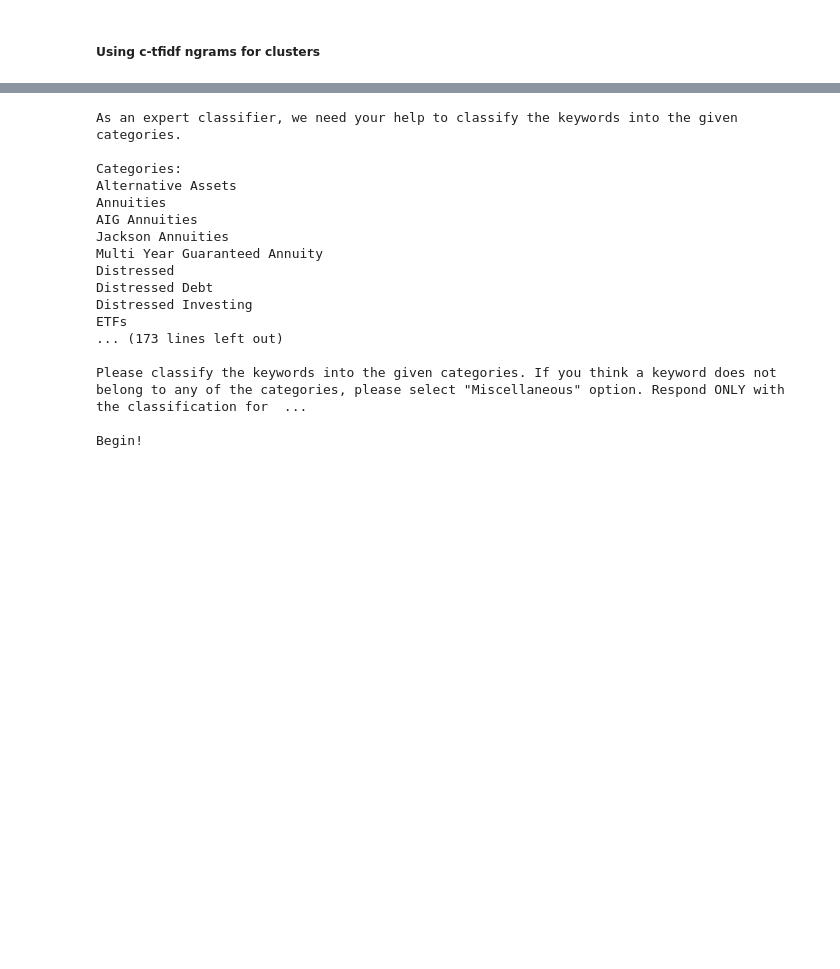
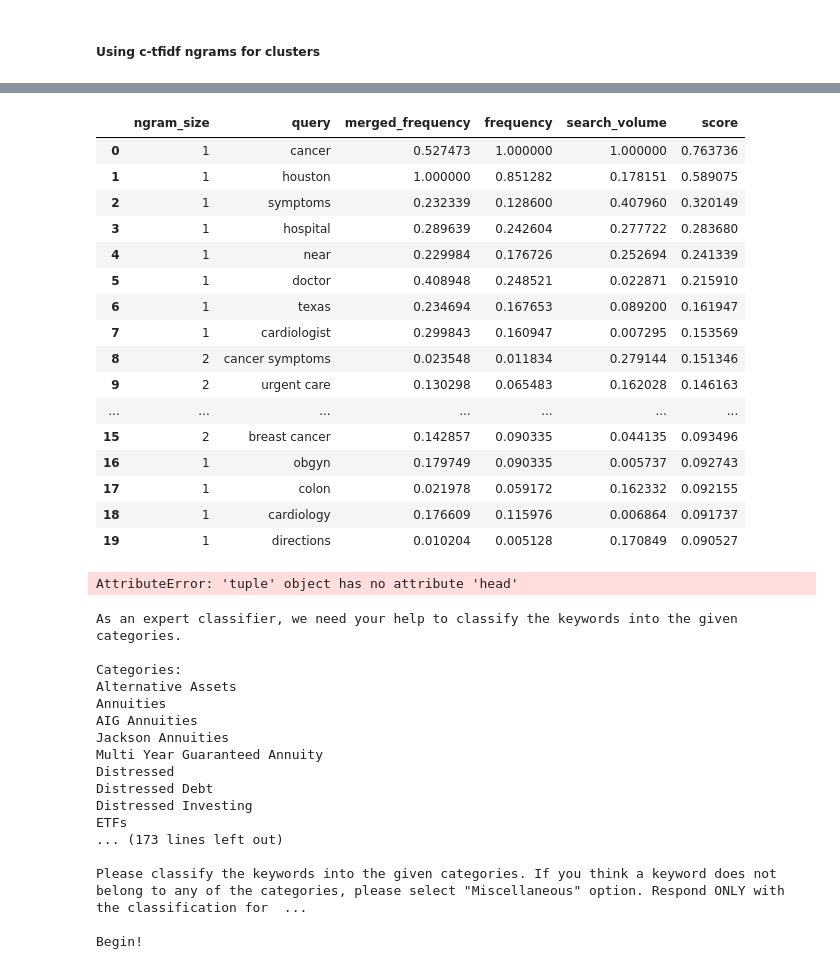
Before and after one commit to jroakes/Taxonomy, a Jupyter notebook: demo_notebook.ipynb, the cells around one changed output, grey strips where cells are left out. Saved outputs shown, nothing was run; the diff lists cells and outputs as text; code cells hidden in the pictures; blank space fills up the shorter version.

```diff
--- a/demo_notebook.ipynb
+++ b/demo_notebook.ipynb
@@ -69,3 +69,17 @@ taxonomy, df, samples = create_taxonomy(filename,
 
 df.to_csv("cais_data_expanded_taxonomy.csv", index=False)
 print("\n".join(taxonomy))
+# %%
+from main import create_taxonomy, get_data, score_and_filter_df
+
+filename = "HM Raw Data.csv"
+brand_terms = ['luke', 'lukes', 'md anderson', 'anderson', 'hca', 'stlukes', 'memorial', 'memorial hermann',
+               'hermann', 'herman', 'houston methodist', 'methodist', 'st joseph', 'joseph']
+
+df, df_original = get_data(filename,
+                           text_column = "keyword",
+                           limit_queries = 5,
+                           brand_terms = brand_terms,
+                           search_volume_column = "search_volume")
+
+df = score_and_filter_df(df, min_df=10)
@@ -72,3 +90,27 @@ print("\n".join(taxonomy))
+# %%
+df.sort_values(by="score", ascending=False).head(20)
+# %% [output]
+|  | ngram_size | query | merged_frequency | frequency | search_volume | score |
+| 0 | 1 | cancer | 0.527473 | 1.000000 | 1.000000 | 0.763736 |
+| 1 | 1 | houston | 1.000000 | 0.851282 | 0.178151 | 0.589075 |
+| 2 | 1 | symptoms | 0.232339 | 0.128600 | 0.407960 | 0.320149 |
+| 3 | 1 | hospital | 0.289639 | 0.242604 | 0.277722 | 0.283680 |
+| 4 | 1 | near | 0.229984 | 0.176726 | 0.252694 | 0.241339 |
+| 5 | 1 | doctor | 0.408948 | 0.248521 | 0.022871 | 0.215910 |
+| 6 | 1 | texas | 0.234694 | 0.167653 | 0.089200 | 0.161947 |
+| 7 | 1 | cardiologist | 0.299843 | 0.160947 | 0.007295 | 0.153569 |
+| 8 | 2 | cancer symptoms | 0.023548 | 0.011834 | 0.279144 | 0.151346 |
+| 9 | 2 | urgent care | 0.130298 | 0.065483 | 0.162028 | 0.146163 |
+| ... | ... | ... | ... | ... | ... | ... |
+| 15 | 2 | breast cancer | 0.142857 | 0.090335 | 0.044135 | 0.093496 |
+| 16 | 1 | obgyn | 0.179749 | 0.090335 | 0.005737 | 0.092743 |
+| 17 | 1 | colon | 0.021978 | 0.059172 | 0.162332 | 0.092155 |
+| 18 | 1 | cardiology | 0.176609 | 0.115976 | 0.006864 | 0.091737 |
+| 19 | 1 | directions | 0.010204 | 0.005128 | 0.170849 | 0.090527 |
+# %%
+df.head()
+# %% [output]
+AttributeError: 'tuple' object has no attribute 'head'
 # %%
 from main import create_taxonomy, add_categories_clustered, add_categories
 import pandas as pd
```
Also changed, not shown: parts of 1 cell of this notebook, 3 other files.
